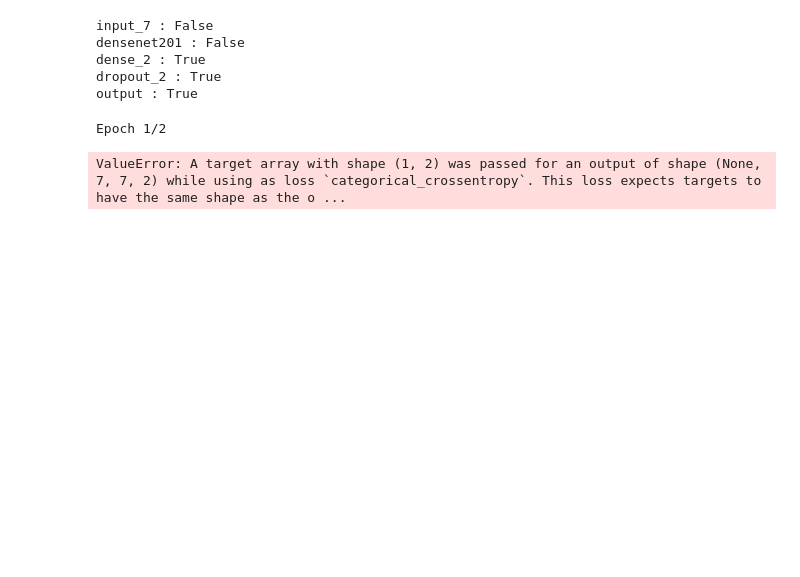
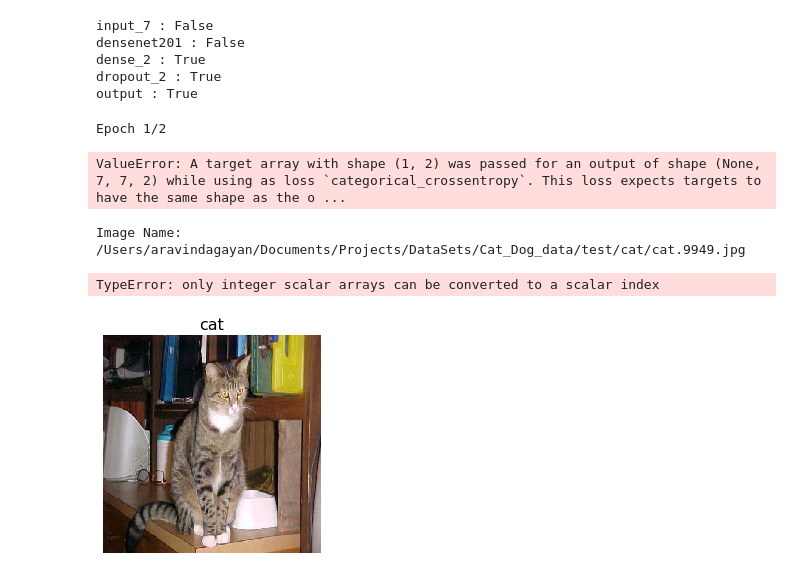
Before and after one commit to Aravinda89/General, a Jupyter notebook: keras_multi_class_classifier.ipynb, the cells around one changed output. Drawn from its saved outputs; the diff is of its cells as text; code cells hidden in the pictures; blank space fills up the shorter version.

```diff
--- a/keras_multi_class_classifier.ipynb
+++ b/keras_multi_class_classifier.ipynb
@@ -175,6 +176,15 @@ train_flow = train_datagen.flow_from_directory(
     shuffle=True)
 
 val_flow = train_datagen.flow_from_directory(
+    train_dir,
+    target_size=(IMG_WIDTH, IMG_HEIGHT),
+    batch_size = BATCH_SIZE,
+    subset='validation',
+    shuffle=False)
+
+test_datagen = ImageDataGenerator(preprocessing_function=preprocess_input)
+
+test_flow = test_datagen.flow_from_directory(
     test_dir,
     target_size=(IMG_WIDTH, IMG_HEIGHT),
     batch_size = BATCH_SIZE,
@@ -329,25 +338,29 @@ model.load_weights(model_weight)
 # %%
 file_list = glob.glob(os.path.join(test_dir,'*',"*"))
 img_path = random.choice(file_list)
 img_cat = os.path.split(os.path.dirname(img_path))[1]
 print("Image Name: ", img_path)
-img = image.load_img(img_path, target_size=(300, 400))
+img = image.load_img(img_path, target_size=(IMG_HEIGHT, IMG_WIDTH))
 plt.imshow(img)
 plt.axis("off")
 plt.title(img_cat, fontsize=16)
 
 x = image.img_to_array(img)
 x = np.expand_dims(x, axis=0)
 x = preprocess_input(x)
 
 preds = model.predict(x)
 #print("Predictions: ", preds)
 #print(preds[0].argmax())
 #test_flow.class_indices
 
 label = [k for k,v in test_flow.class_indices.items()]
 top_x = 3
 top_args = preds[0].argsort()[-top_x:][::-1]
 preds_label = [label[p] for p in top_args]
 print("\nTop " + str(top_x) + " confidence: " + " ".join(map(str, sorted(preds[0])[-top_x:][::-1])))
 print("Top " + str(top_x) + " labels: " + " ".join(map(str, preds_label)))
+# %% [output]
+Image Name:  /Users/aravindagayan/Documents/Projects/DataSets/Cat_Dog_data/test/cat/cat.9949.jpg
+TypeError: only integer scalar arrays can be converted to a scalar index
+[figure, added]
```
Also changed, not shown: parts of 4 cells of this notebook, 2 other files.
